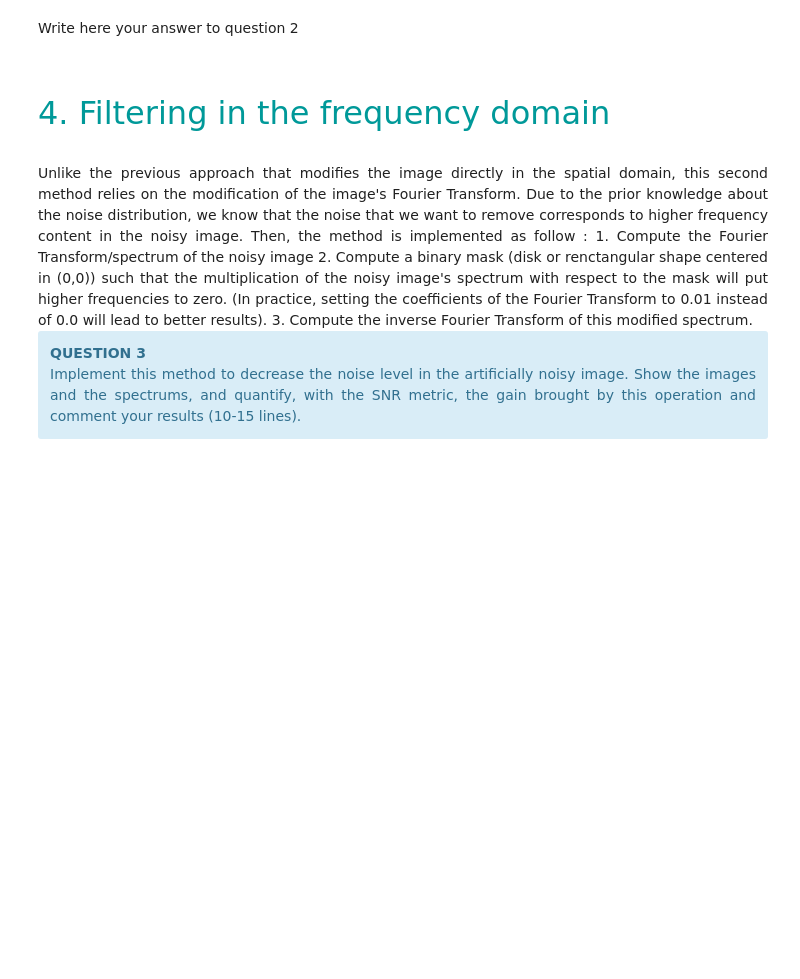
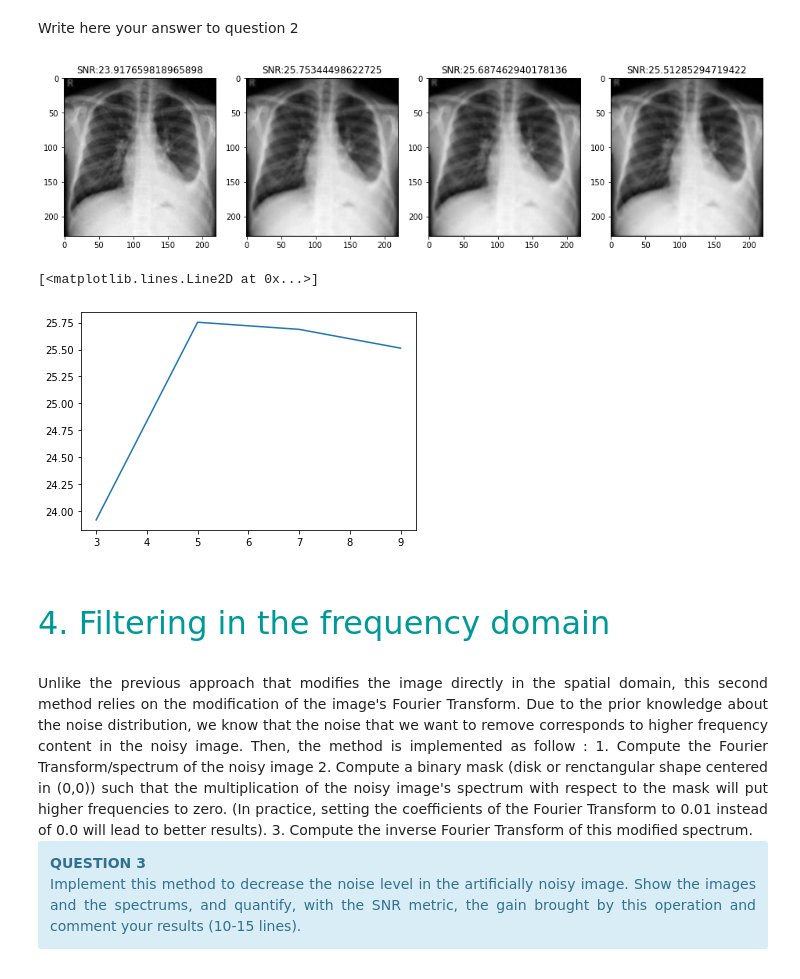
Before and after one commit to gdeside/LGBIO2050_medical_imaging, a Jupyter notebook: Challenge2/Denoising.ipynb, the cells around one changed output. Saved outputs shown, nothing was run; the diff lists cells and outputs as text; code cells hidden in the pictures; blank space fills up the shorter version.

```diff
--- a/Challenge2/Denoising.ipynb
+++ b/Challenge2/Denoising.ipynb
@@ -66,10 +71,8 @@ Write here your answer to question 1
+# %%
+def SNR(noise_image,denoised_image):
+    return 10*np.log10((np.sum(np.square(noise_image)))/(np.sum(np.square(denoised_image-noise_image))))
 # %%
-from skimage.io import imread,imshow
-from skimage.color import rgb2gray
-import matplotlib.pyplot as plt
-import numpy as np
-
-img = imread("imgs/ChestXRay.jpeg")
+img = rgb2gray(imread("imgs/ChestXRay.jpeg"))*255
 
 #### noise
 noise = np.random.normal(0,5,size=img.shape)
@@ -77,6 +80,8 @@ noise = np.random.normal(0,5,size=img.shape)
 img_with_noise = img + noise
 img_with_noise[img_with_noise<0]=0
 img_with_noise[img_with_noise>255]=255
+
+print(SNR(img_with_noise,img))
 ### plot
 plt.figure(figsize=(16, 12))
 plt.subplot(231)
@@ -141,8 +147,36 @@ def linearFilter(f, w):
     OUTPUT:
         - result of the convultion between f and w
     """
-
-    return f
+    r,c=f.shape
+    filtering_image=np.zeros(f.shape)
+    r_k, c_k = w.shape
+    for i in range(r):
+        for j in range(c):
+            sum = 0
+            for k in range(-r_k//2,r_k//2,1):
+                for z in range(-c_k//2,c_k//2,1):
+                    if i+k >= 0 and j+z >= 0 and i+k<r and j+z<c:
+                        sum += f[i+k,j+z]*w[k+r_k//2,z+c_k//2]
+            filtering_image[i,j]=sum
+    return filtering_image
+# %%
+size_kernel = [3,5,7,9]
+nb_figures = len(size_kernel)
+values_SNR = []
+fig, axes = plt.subplots(1, nb_figures,figsize=(16,8))
+for ax,k in zip(axes,size_kernel):
+    kernel = gaussianKernel(k)
+    filtering_img = rgb2gray(linearFilter(rgb2gray(img_with_noise),kernel))
+    ax.imshow(filtering_img,cmap="gray")
+    values_SNR.append(SNR(filtering_img,rgb2gray(img)))
+    ax.set_title(f"SNR:{SNR(filtering_img,rgb2gray(img))}")
+
+plt.show()
+plt.plot(size_kernel,values_SNR)
+# %% [output]
+[figure, added]
+[<matplotlib.lines.Line2D at 0x...>]
+[figure, added]
 # %% [markdown]
 <br> <br>
 <font size=6 color=#009999> 4. Filtering in the frequency domain </font> <br> <br>
```
Also changed, not shown: parts of 4 cells of this notebook, 1 other file.
